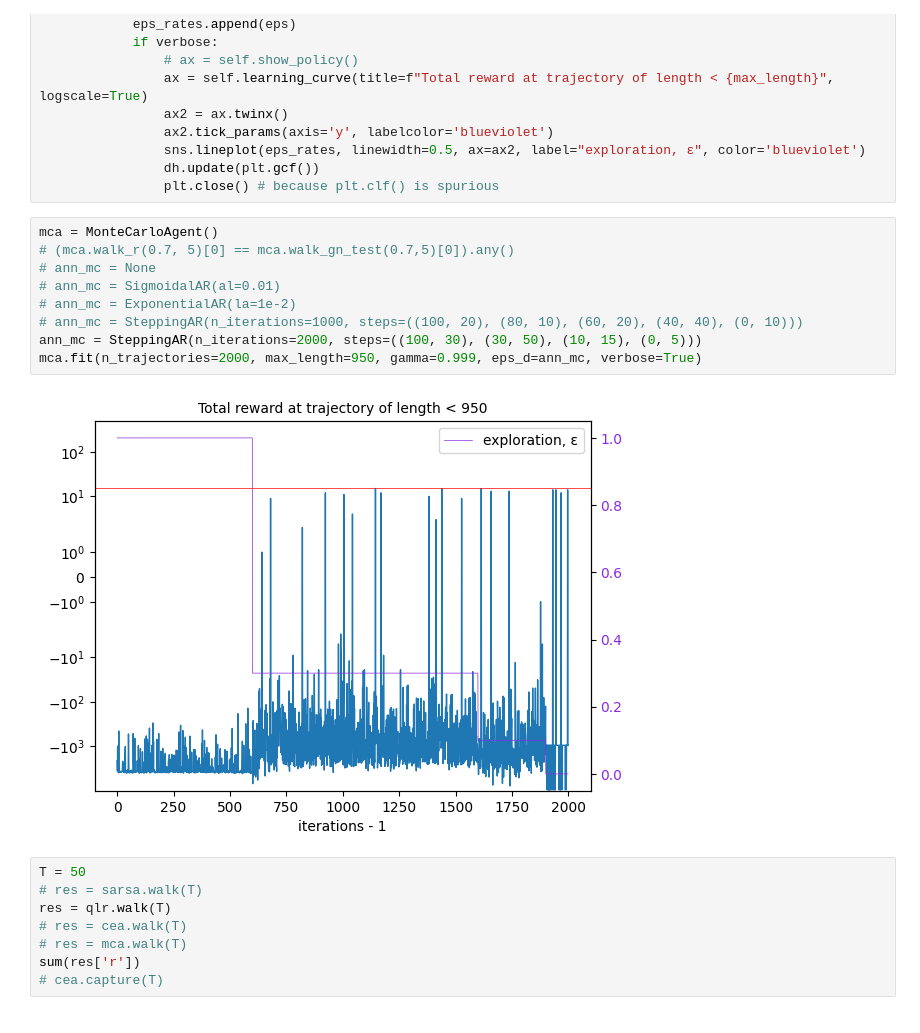
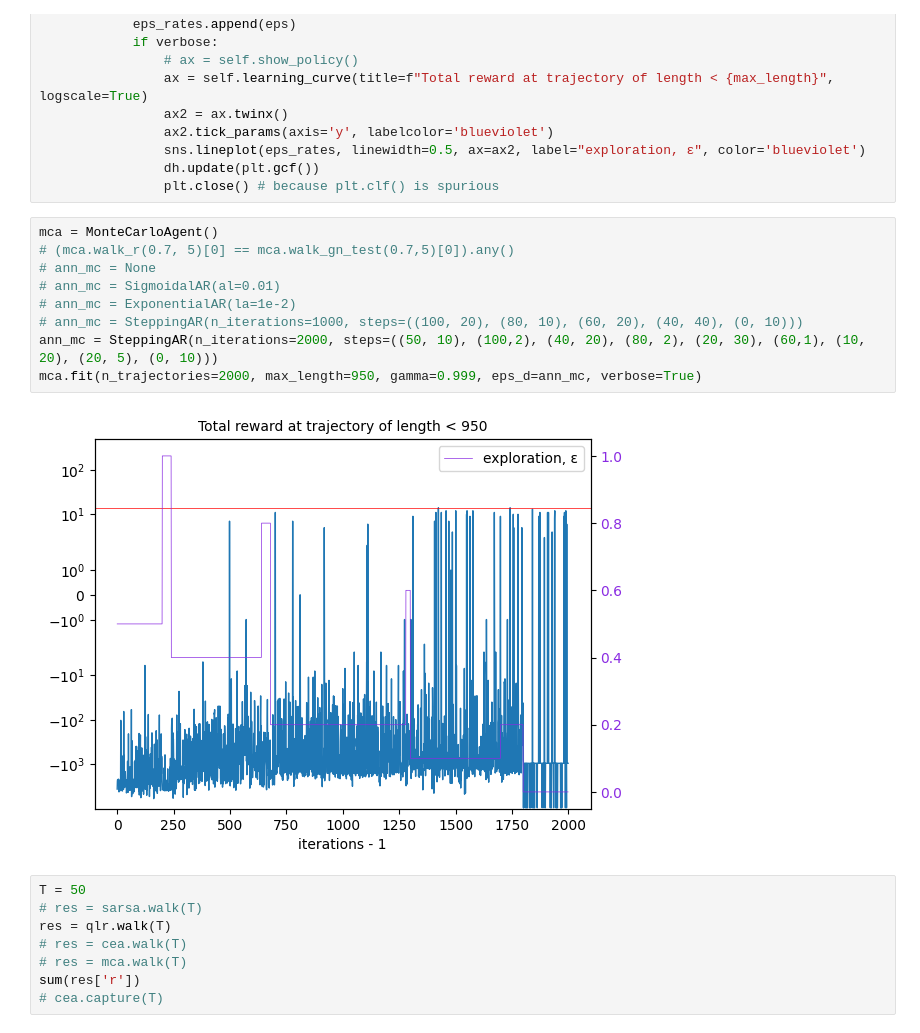
Before and after one commit to Axik0/DRL, a Jupyter notebook: DRL4(Taxi-v3-MC_SARSA_Q).ipynb, the cells around one changed output. Drawn from its saved outputs; the diff is of its cells as text.

```diff
--- a/DRL4(Taxi-v3-MC_SARSA_Q).ipynb
+++ b/DRL4(Taxi-v3-MC_SARSA_Q).ipynb
@@ -451,14 +451,14 @@ class MonteCarloAgent(ModelFreeAgent):
 # %%
 mca = MonteCarloAgent()
 # (mca.walk_r(0.7, 5)[0] == mca.walk_gn_test(0.7,5)[0]).any()
 # ann_mc = None
 # ann_mc = SigmoidalAR(al=0.01)
 # ann_mc = ExponentialAR(la=1e-2)
 # ann_mc = SteppingAR(n_iterations=1000, steps=((100, 20), (80, 10), (60, 20), (40, 40), (0, 10)))
-ann_mc = SteppingAR(n_iterations=2000, steps=((100, 30), (30, 50), (10, 15), (0, 5)))
+ann_mc = SteppingAR(n_iterations=2000, steps=((50, 10), (100,2), (40, 20), (80, 2), (20, 30), (60,1), (10, 20), (20, 5), (0, 10)))
 mca.fit(n_trajectories=2000, max_length=950, gamma=0.999, eps_d=ann_mc, verbose=True)
 # %% [output]
-[figure, old version]
+[figure, new version]
 # %%
 T = 50
 # res = sarsa.walk(T)
```
Also changed, not shown: 2 other files.
